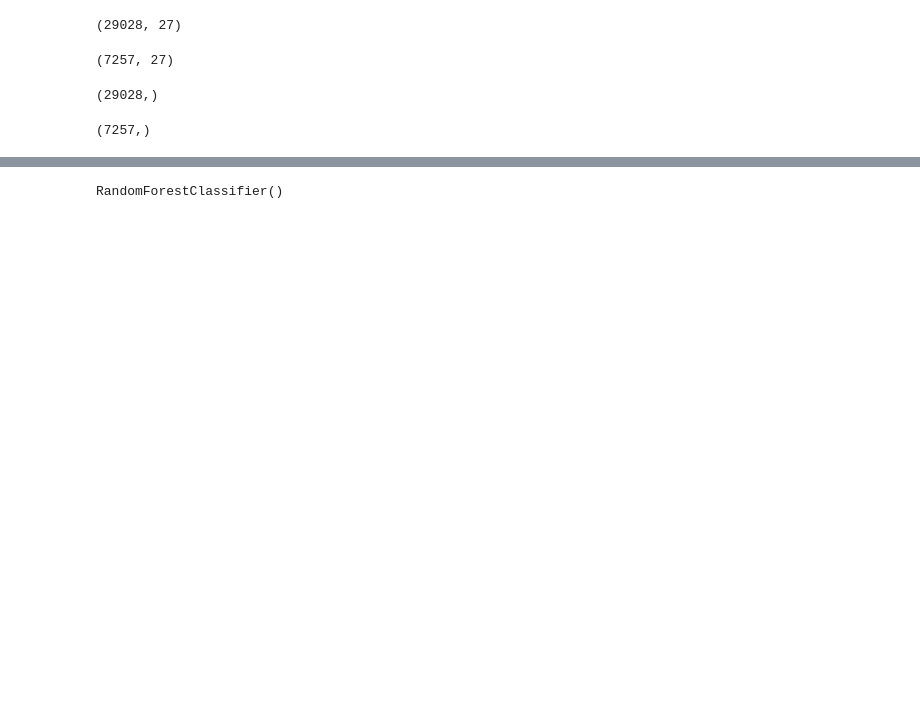
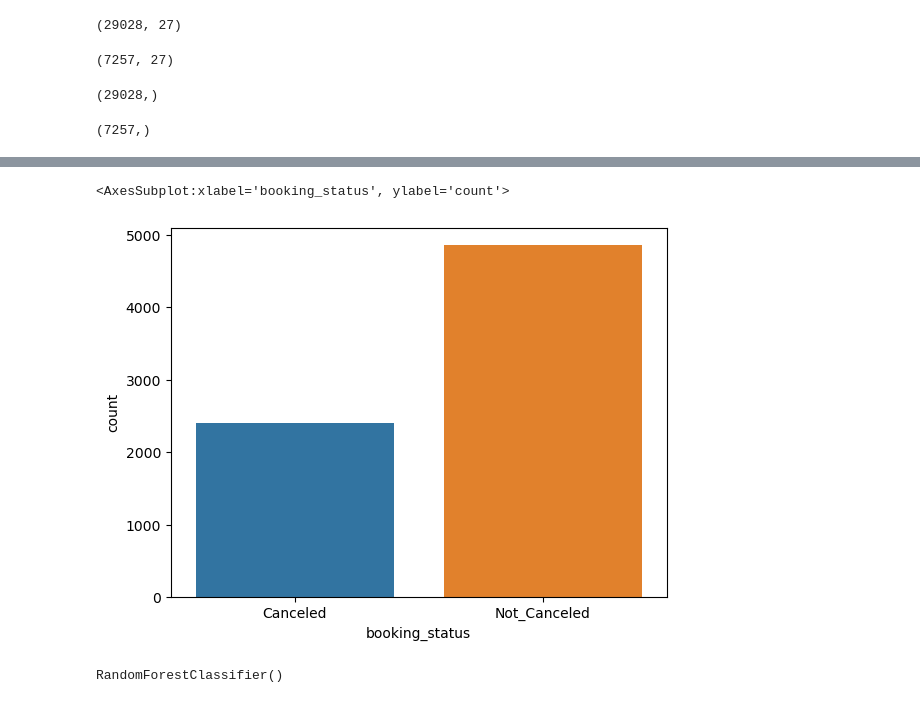
Before and after one commit to jishan900/Hotel-Booking-Cancellation-Prediction-Using-Bayesian-Modeling, a Jupyter notebook: Initial.ipynb, the cells around one changed output, grey strips where cells are left out. Cells and saved outputs as stored; diff of their text form; code cells hidden in the pictures; blank space fills up the shorter version.

```diff
--- a/Initial.ipynb
+++ b/Initial.ipynb
@@ -200,3 +203,8 @@ y_test.shape
+# %%
+sns.countplot(x = y_test)
+# %% [output]
+<AxesSubplot:xlabel='booking_status', ylabel='count'>
+[figure, added]
 # %%
 model = RandomForestClassifier()
 model.fit(X_train, y_train)
```
Also changed, not shown: parts of 12 cells of this notebook, 2 other files.
